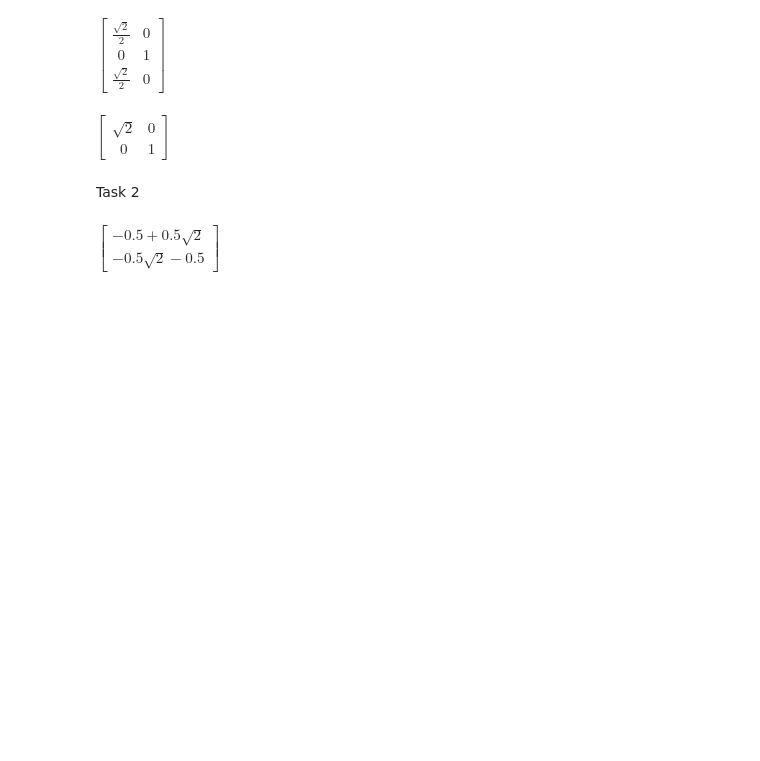
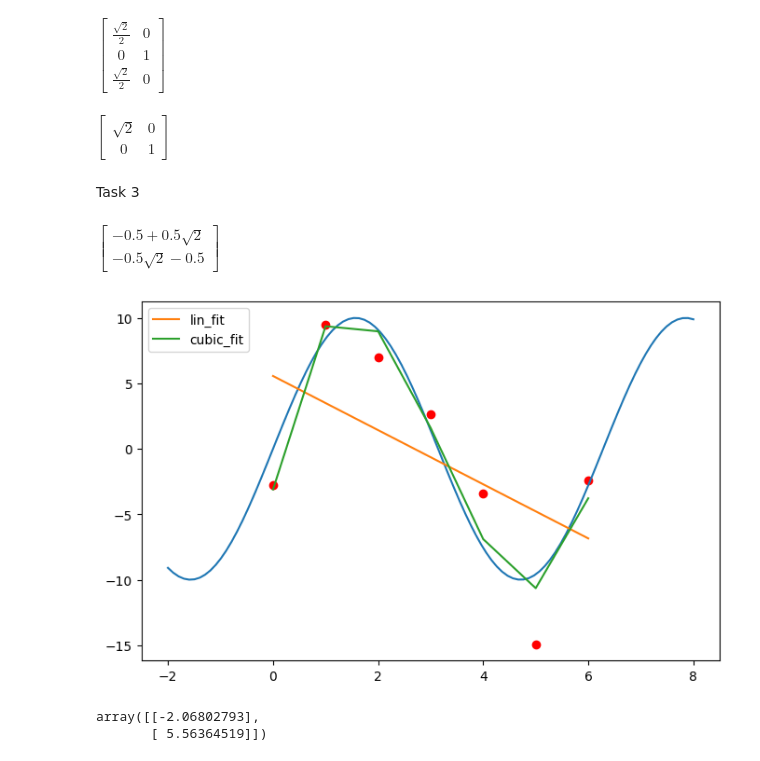
Before and after one commit to VasilyMarkov/Numerical-Methods, a Jupyter notebook: Assignment3.ipynb, the cells around one changed output. Drawn from its saved outputs; the diff is of its cells as text; code cells hidden in the pictures; blank space fills up the shorter version.

Commit message:
Task 4

```diff
--- a/Assignment3.ipynb
+++ b/Assignment3.ipynb
@@ -41,7 +42,7 @@ R
 # %% [output]
 $\displaystyle \left[\begin{matrix}\sqrt{2} & 0\\0 & 1\end{matrix}\right]$
 # %% [markdown]
-Task 2
+Task 3
 # %%
 A = sp.Matrix([[1/sp.sqrt(2), -1/sp.sqrt(2)],
                [1/2, 1/2],
@@ -62,0 +66,17 @@ B = sp.Matrix([1, -1])
+# %%
+plt.figure(figsize=(8, 5))
+plt.plot(np.linspace(-2, 8, 100), 10*np.sin(np.linspace(-2, 8, 100)))
+x = np.linspace(0,6,7)
+f = np.array([10*np.sin(i) + np.random.normal(0, 2, 1) for i in x])
+lin_fit = np.polyfit(x, f, 1)
+plt.scatter(x,f, c='r')
+plt.plot(x, lin_fit[0]*x + lin_fit[1], label='lin_fit')
+cubic_fit = np.polyfit(x, f, 3)
+plt.plot(x, cubic_fit[0]*x**3 + cubic_fit[1]*x**2 + cubic_fit[2]*x + cubic_fit[3], label='cubic_fit')
+plt.legend()
+plt.show()
+lin_fit
+# %% [output]
+[figure, added]
+array([[-2.06802793],
+       [ 5.56364519]])
```
Also changed, not shown: parts of 2 cells of this notebook.
